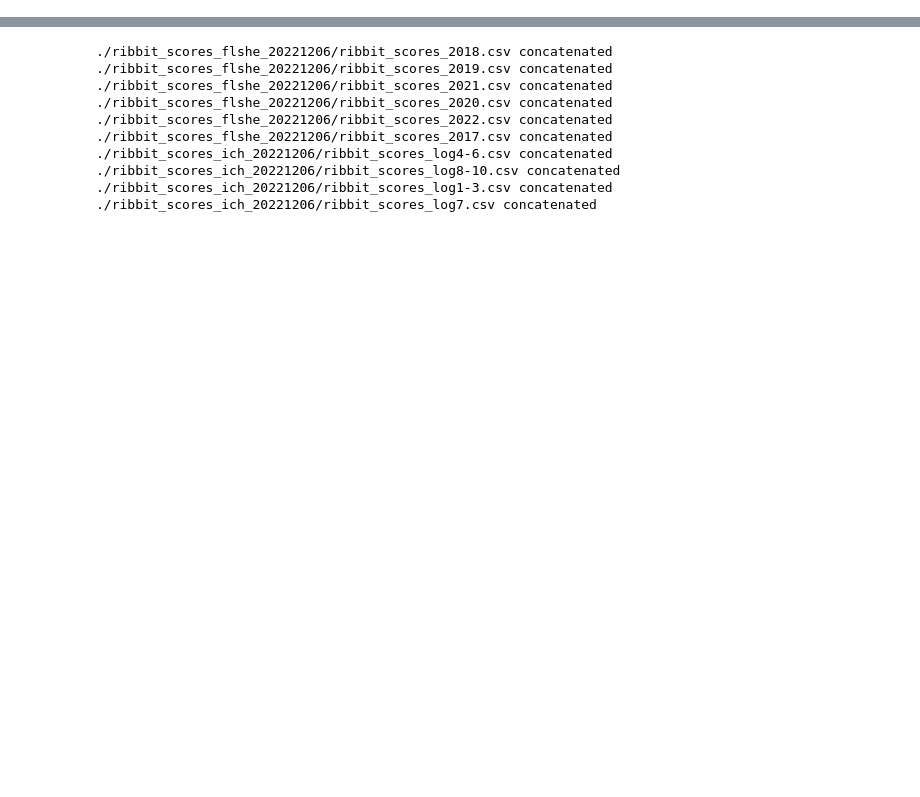
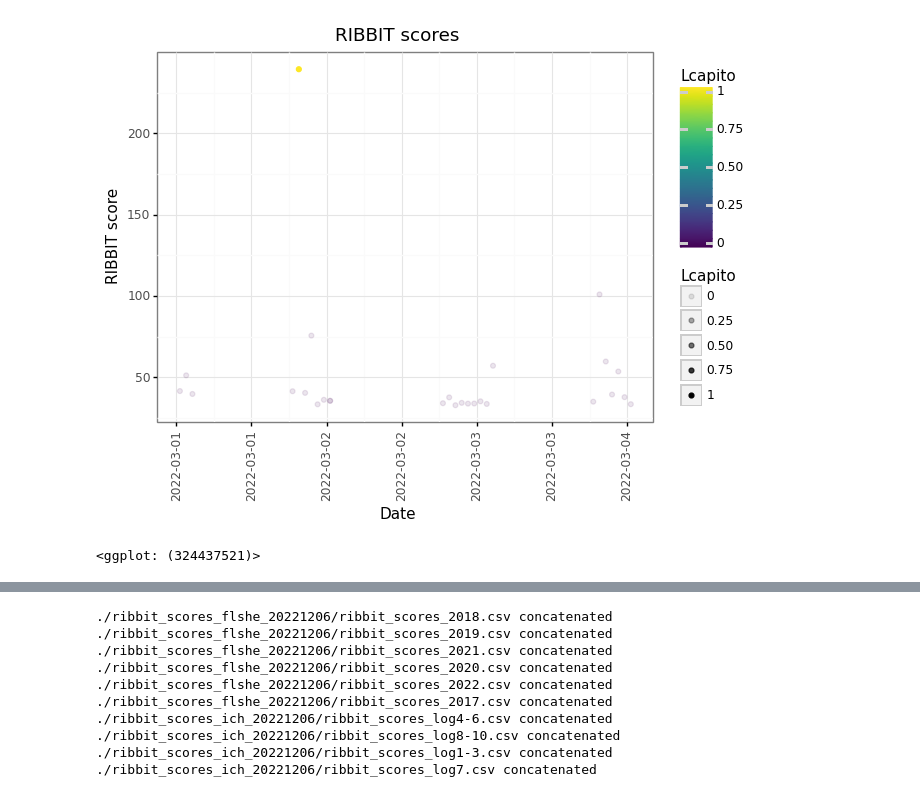
Before and after one commit to mayalapp/ga-frog-id, a Jupyter notebook: python-ribbit/data_cleaning.ipynb, the cells around one changed output, grey strips where cells are left out. Saved outputs shown, nothing was run; the diff lists cells and outputs as text; code cells hidden in the pictures; blank space fills up the shorter version.

```diff
--- a/python-ribbit/data_cleaning.ipynb
+++ b/python-ribbit/data_cleaning.ipynb
@@ -55,0 +137,11 @@ def combine_rs(rs_folder, delete_files = False):
+# %%
+# plot ribbit scores by date for single model
+df = verified_flshe[verified_flshe["year"] == 2022]
+(ggplot(df, aes(x = 'date', y = 'score', color = 'Lcapito', alpha = 'Lcapito'))+
+       geom_point()+
+        labs(x  = "Date", y = "RIBBIT score", title = "RIBBIT scores")+
+        theme_bw()+
+        theme(axis_text_x = element_text(angle = 90)))
+# %% [output]
+[figure, added]
+<ggplot: (324437521)>
```
Also changed, not shown: parts of 17 cells of this notebook, 18 other files.
